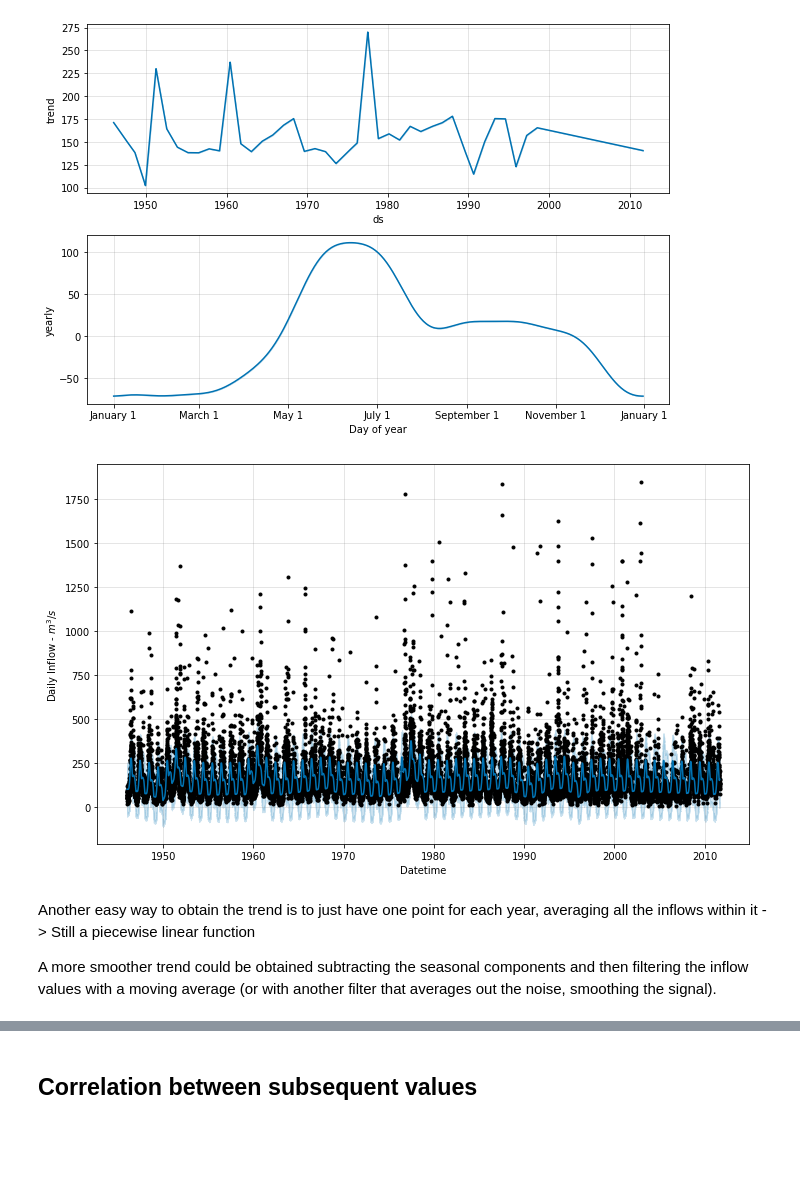
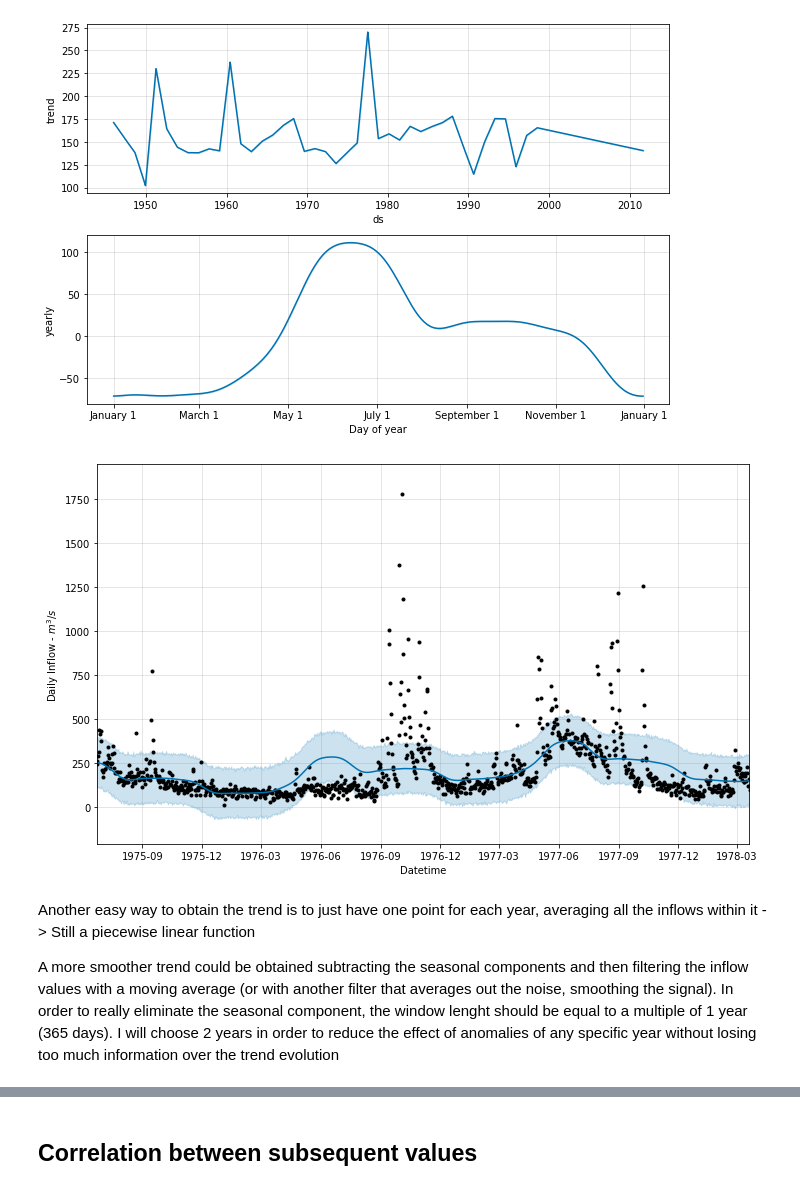
Before and after one commit to francescovidaich964/Como_lake, a Jupyter notebook: Como_lake_daily_data.ipynb, the cells around one changed output, grey strips where cells are left out. Cells and saved outputs as stored; diff of their text form; code cells hidden in the pictures; blank space fills up the shorter version.

Commit message:
Better trend and some thoughts on time-dep distr

```diff
--- a/Como_lake_daily_data.ipynb
+++ b/Como_lake_daily_data.ipynb
@@ -74,16 +74,17 @@ plt.show()
 # %% [output]
 [figure]
 # %%
-# Plot (few years of) the estimated inflow
+# Plot (few years of) the estimated inflow, starting from point...
+start = 10000
 model.plot(inflow_estim)
 plt.xlabel('Datetime')
 plt.ylabel('Daily Inflow - '+r'$m^3/s$')
-#plt.xlim((0,2000))
+plt.xlim((start,start+1000))
 #plt.ylim(-100,800)
 plt.show()
 # %% [output]
-[figure, old version]
+[figure, new version]
 # %% [markdown]
 Another easy way to obtain the trend is to just have one point for each year, averaging all the inflows within it -> Still a piecewise linear function
 
-A more smoother trend could be obtained subtracting the seasonal components and then filtering the inflow values with a moving average (or with another filter that averages out the noise, smoothing the signal).
+A more smoother trend could be obtained subtracting the seasonal components and then filtering the inflow values with a moving average (or with another filter that averages out the noise, smoothing the signal). In order to really eliminate the seasonal component, the window lenght should be equal to a multiple of 1 year (365 days). I will choose 2 years in order to reduce the effect of anomalies of any specific year without losing too much information over the trend evolution
```
Also changed, not shown: parts of 3 cells of this notebook.
